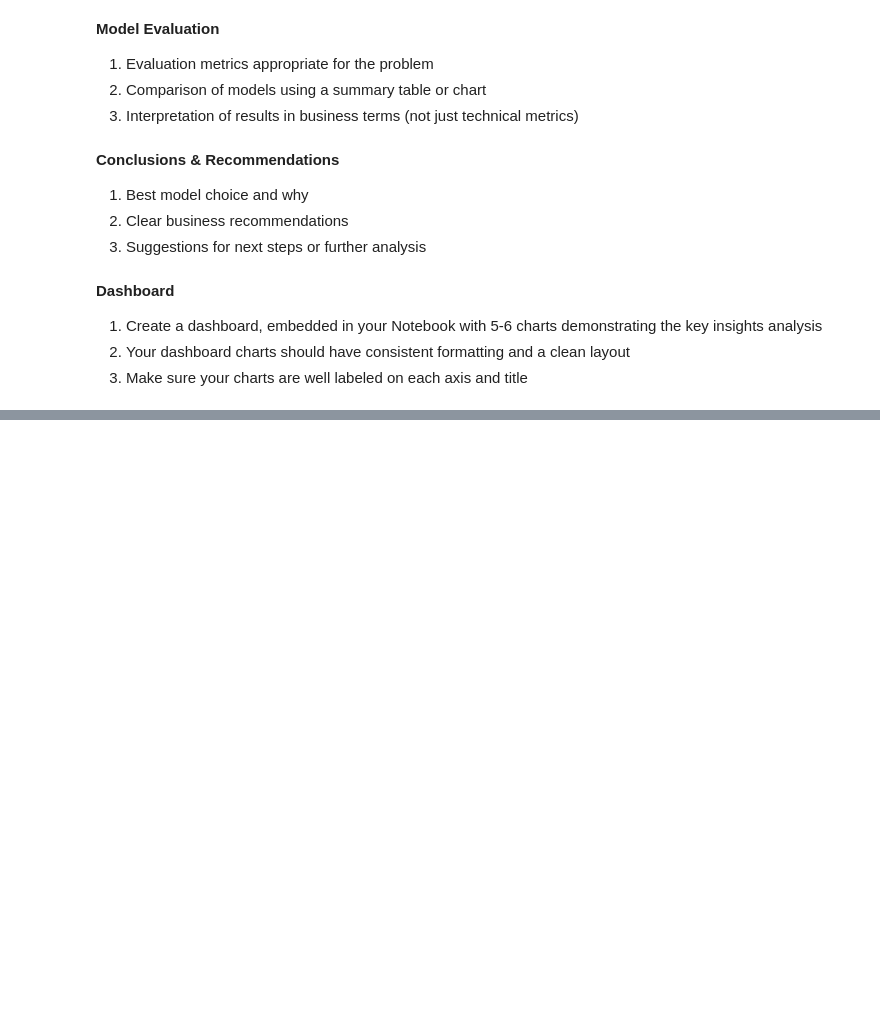
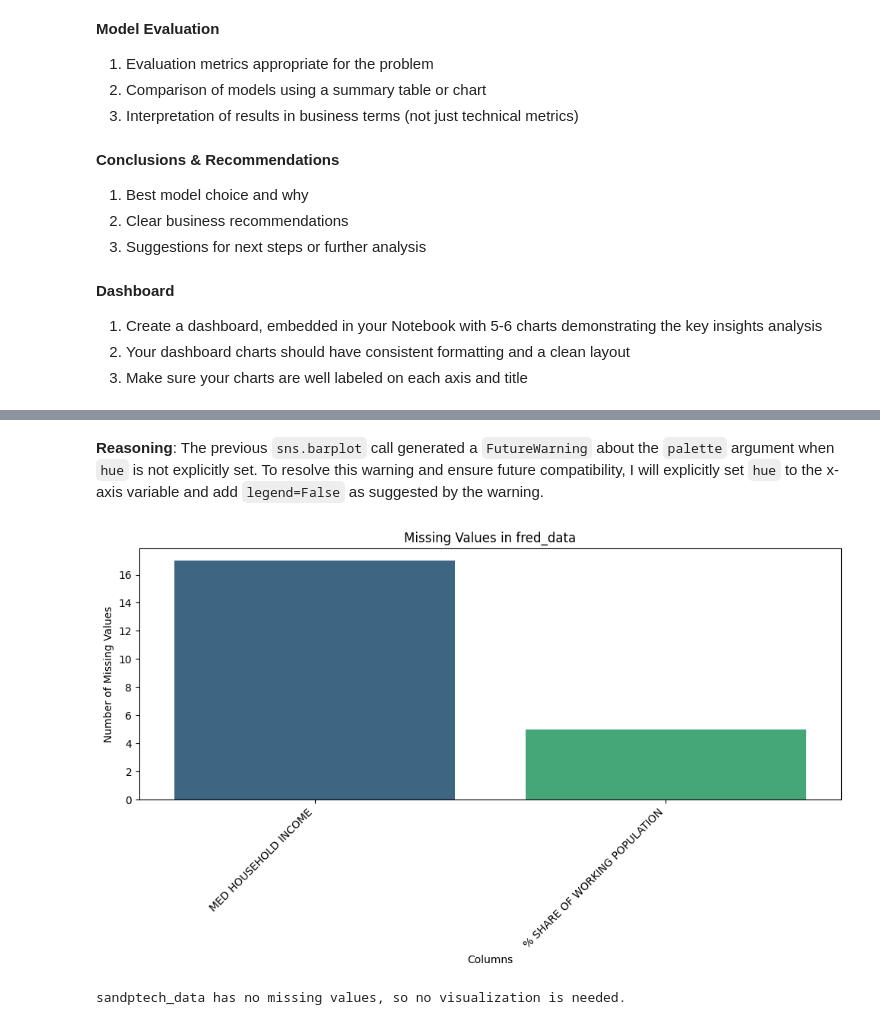
Before and after one commit to brysonchristensen/IS-4487, a Jupyter notebook: IS_4487_Group_Project_Notebook_1.2.ipynb, the cells around one changed output, grey strips where cells are left out. Saved outputs shown, nothing was run; the diff lists cells and outputs as text; code cells hidden in the pictures; blank space fills up the shorter version.

```diff
--- a/IS_4487_Group_Project_Notebook_1.2.ipynb
+++ b/IS_4487_Group_Project_Notebook_1.2.ipynb
@@ -70,0 +199,23 @@ https://www.deloitte.com/us/en/insights/industry/technology/technology-media-tel
+# %% [markdown]
+**Reasoning**:
+The previous `sns.barplot` call generated a `FutureWarning` about the `palette` argument when `hue` is not explicitly set. To resolve this warning and ensure future compatibility, I will explicitly set `hue` to the x-axis variable and add `legend=False` as suggested by the warning.
+# %%
+missing_fred = fred_data.isnull().sum()
+missing_fred = missing_fred[missing_fred > 0]
+
+if not missing_fred.empty:
+    plt.figure(figsize=(10, 6))
+    sns.barplot(x=missing_fred.index, y=missing_fred.values, hue=missing_fred.index, palette="viridis", legend=False)
+    plt.title('Missing Values in fred_data')
+    plt.xlabel('Columns')
+    plt.ylabel('Number of Missing Values')
+    plt.xticks(rotation=45, ha='right')
+    plt.tight_layout()
+    plt.show()
+else:
+    print("No missing values to visualize in fred_data.")
+
+print("sandptech_data has no missing values, so no visualization is needed.")
+# %% [output]
+[figure, added]
+sandptech_data has no missing values, so no visualization is needed.
```
Also changed, not shown: parts of 18 cells of this notebook.
